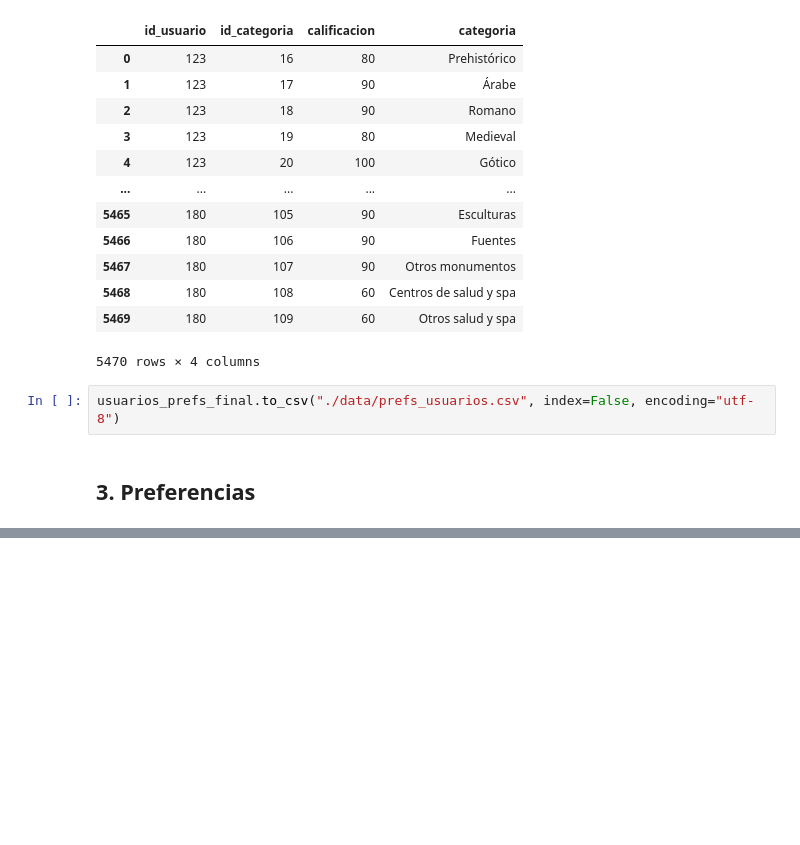
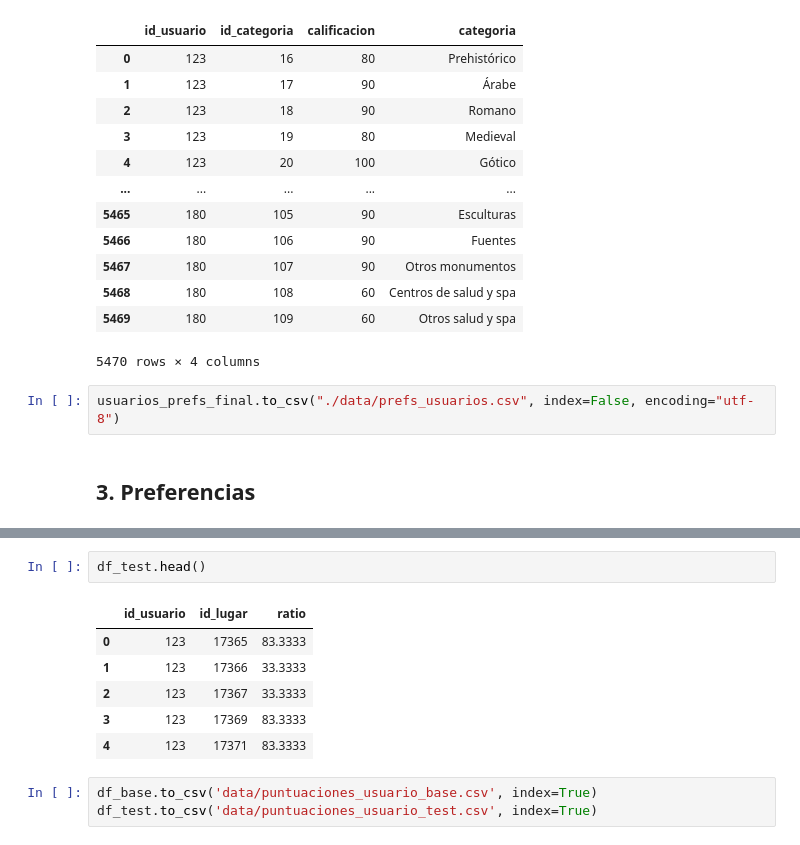
Before and after one commit to adrianachustvendrell/recommendation-systems, a Jupyter notebook: prep.ipynb, the cells around one changed output, grey strips where cells are left out. Saved outputs shown, nothing was run; the diff lists cells and outputs as text; blank space fills up the shorter version.

```diff
--- a/prep.ipynb
+++ b/prep.ipynb
@@ -285,0 +358,12 @@ usuarios_prefs_final.to_csv("./data/prefs_usuarios.csv", index=False, encoding="
+# %%
+df_test.head()
+# %% [output]
+|  | id_usuario | id_lugar | ratio |
+| 0 | 123 | 17365 | 83.3333 |
+| 1 | 123 | 17366 | 33.3333 |
+| 2 | 123 | 17367 | 33.3333 |
+| 3 | 123 | 17369 | 83.3333 |
+| 4 | 123 | 17371 | 83.3333 |
+# %%
+df_base.to_csv('data/puntuaciones_usuario_base.csv', index=True)
+df_test.to_csv('data/puntuaciones_usuario_test.csv', index=True)
```
Also changed, not shown: parts of 4 cells of this notebook.
